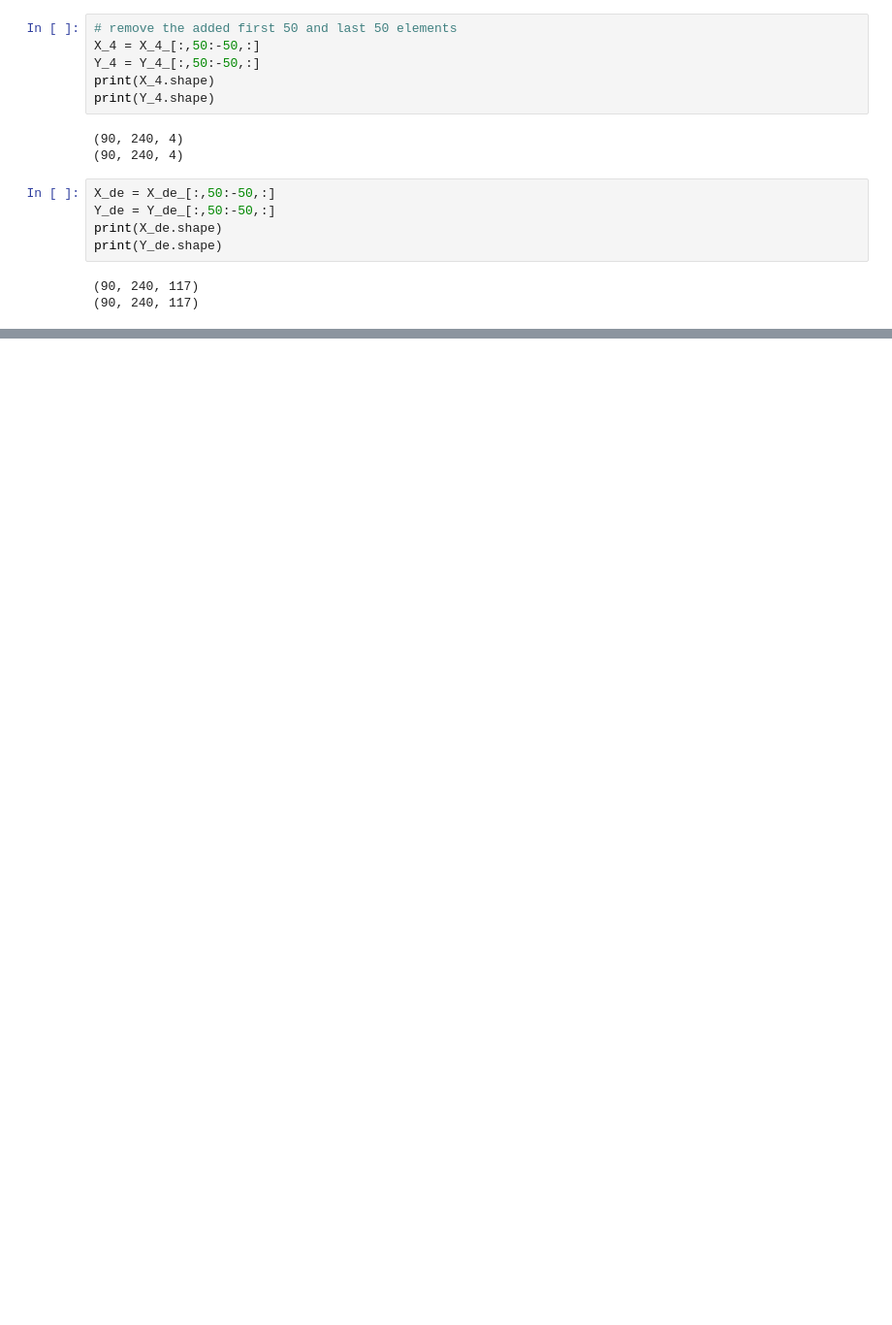
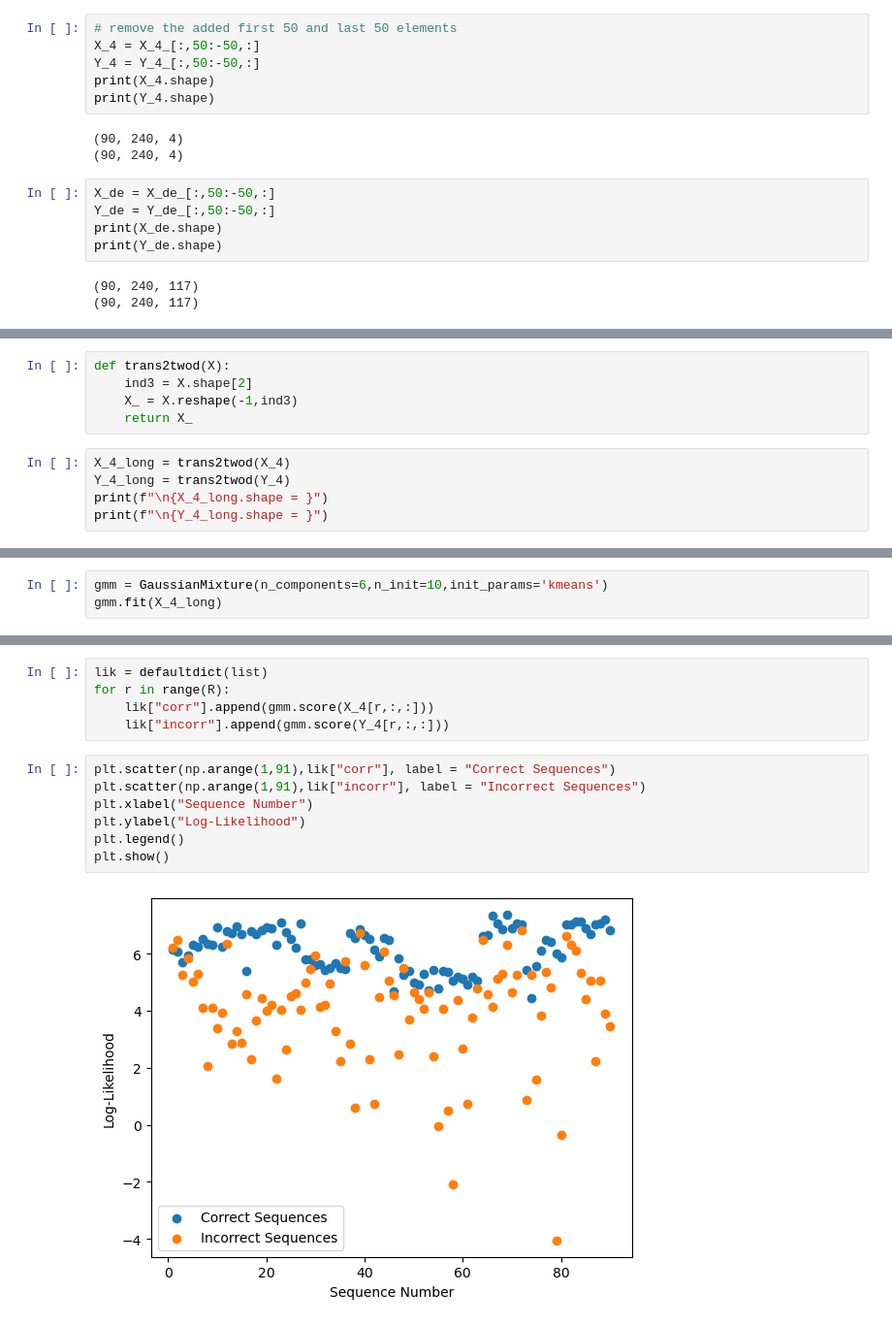
Before and after one commit to Ya-lin/ELEG-817-Large-Scale-Machine-Learning, a Jupyter notebook: Project/AE_plus_GMM.ipynb, the cells around one changed output, grey strips where cells are left out. Shown at 97% size. Drawn from its saved outputs; the diff is of its cells as text; blank space fills up the shorter version.

```diff
--- a/Project/AE_plus_GMM.ipynb
+++ b/Project/AE_plus_GMM.ipynb
@@ -346,0 +351,10 @@ plt.show()
+# %%
+def trans2twod(X):
+    ind3 = X.shape[2]
+    X_ = X.reshape(-1,ind3)
+    return X_
+# %%
+X_4_long = trans2twod(X_4)
+Y_4_long = trans2twod(Y_4)
+print(f"\n{X_4_long.shape = }")
+print(f"\n{Y_4_long.shape = }")
@@ -346,0 +371,3 @@ plt.show()
+# %%
+gmm = GaussianMixture(n_components=6,n_init=10,init_params='kmeans')
+gmm.fit(X_4_long)
@@ -346,0 +425,14 @@ plt.show()
+# %%
+lik = defaultdict(list)
+for r in range(R):
+    lik["corr"].append(gmm.score(X_4[r,:,:]))
+    lik["incorr"].append(gmm.score(Y_4[r,:,:]))
+# %%
+plt.scatter(np.arange(1,91),lik["corr"], label = "Correct Sequences")
+plt.scatter(np.arange(1,91),lik["incorr"], label = "Incorrect Sequences")
+plt.xlabel("Sequence Number")
+plt.ylabel("Log-Likelihood")
+plt.legend()
+plt.show()
+# %% [output]
+[figure, added]
```
Also changed, not shown: parts of 18 cells of this notebook, 2 other files.
